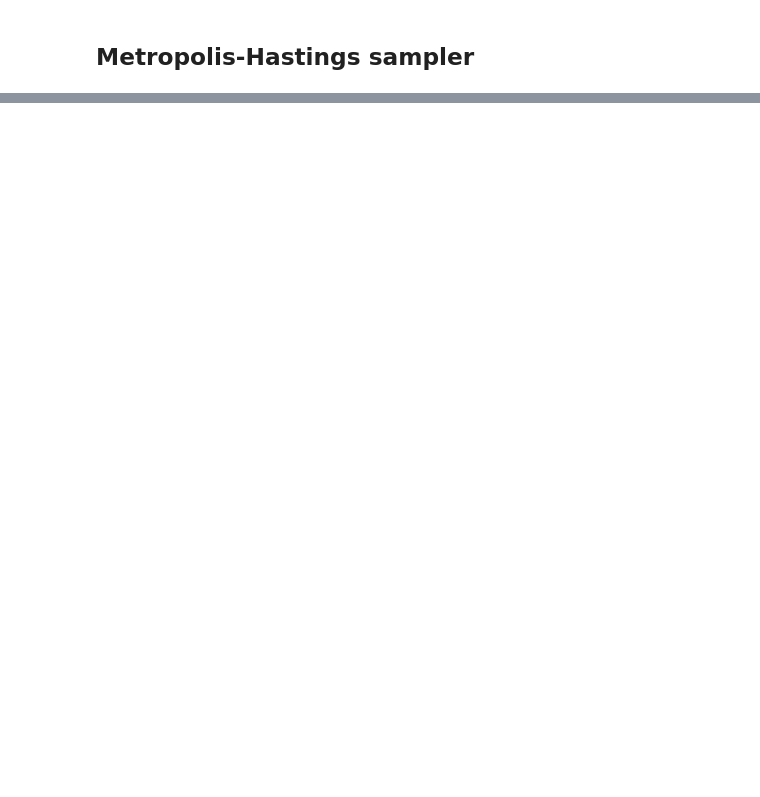
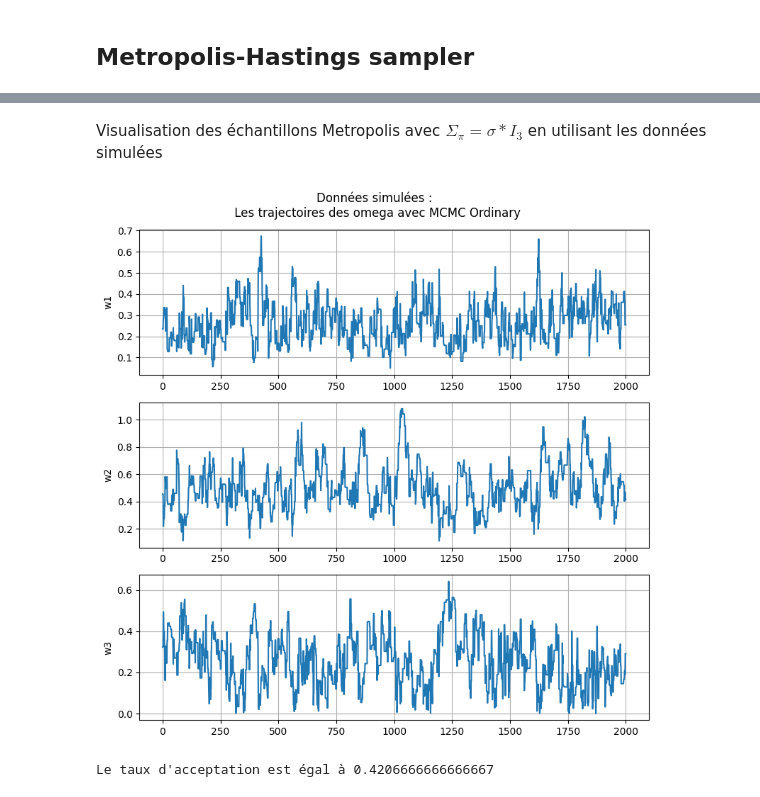
Before and after one commit to nassihsawssane/Monte-Carlo-based-project, a Jupyter notebook: MCMC_Ordinary_sampler_Q1.ipynb, the cells around one changed output, grey strips where cells are left out. Drawn from its saved outputs; the diff is of its cells as text; code cells hidden in the pictures; blank space fills up the shorter version.

```diff
--- a/MCMC_Ordinary_sampler_Q1.ipynb
+++ b/MCMC_Ordinary_sampler_Q1.ipynb
@@ -119,0 +314,20 @@ def posterior (returns, omega, var) :
+# %%
+omega_current = np.array([0.05,0.244,0.598])
+var = [100,100,100]
+n_iter = 10000
+
+
+T_sim = sigma_optimal (y, omega_current, 2000 ,var, 0.0001, 0.1)
+T_reel = sigma_optimal (r, omega_current, 2000 ,var, 0.001, 0.02)
+
+T1_min = min(T_sim)
+i_sim = T_sim.index(T1_min)
+P1 = np.linspace(0.0001,0.1,100)
+Sigma_opt_sim = P1[i_sim]
+print('Pour les données simulées : \n La valeur de sigma optimale est ' + str(Sigma_opt_sim) + ".\n Elle donne un taux d'acceptation de "+ str(T1_min))
+
+T2_min = min(T_reel)
+i_reel = T_reel.index(T2_min)
+P2 = np.linspace(0.0001,0.02,100)
+Sigma_opt_reel = P2[i_reel]
+print("Pour les données réelles : \n La valeur de sigma optimale est " + str(Sigma_opt_reel) + ".\n Elle donne un taux d'acceptation de "+ str(T2_min))
@@ -119,0 +343,34 @@ def posterior (returns, omega, var) :
+# %% [markdown]
+Visualisation des échantillons Metropolis avec $\Sigma_\pi = \sigma*I_3$ en utilisant les données simulées
+# %%
+omega_current = np.array([0.05,0.244,0.598])
+var = [100,100,100]
+n_iter = 3000
+
+echant_sim = metropolis2 (y, omega_current, n_iter, var, Sigma_opt_sim)[1]
+
+
+# Visualisation de l'évolution des paramètres à partir des données simulées avec un burn-in de 1000 observations
+
+fig, axs = plt.subplots(3, 1, figsize=(8, 8))
+axs[0].plot(range(2001), echant_sim[1000:, 0])
+axs[0].set_ylabel('w1')
+axs[0].grid()
+
+axs[1].plot(range(2001), echant_sim[1000:, 1])
+axs[1].set_ylabel('w2')
+axs[1].grid()
+
+axs[2].plot(range(2001), echant_sim[1000:, 2])
+axs[2].set_ylabel('w3')
+axs[2].grid()
+
+plt.suptitle("Données simulées : \n Les trajectoires des omega avec MCMC Ordinary")
+plt.tight_layout()
+plt.show()
+
+accep_rate_sim = metropolis2 (y, omega_current, n_iter, var, Sigma_opt_sim)[0]
+print("Le taux d'acceptation est égal à " + str(accep_rate_sim))
+# %% [output]
+[figure, added]
+Le taux d'acceptation est égal à 0.4206666666666667
```
Also changed, not shown: parts of 14 cells of this notebook, 1 other file.
